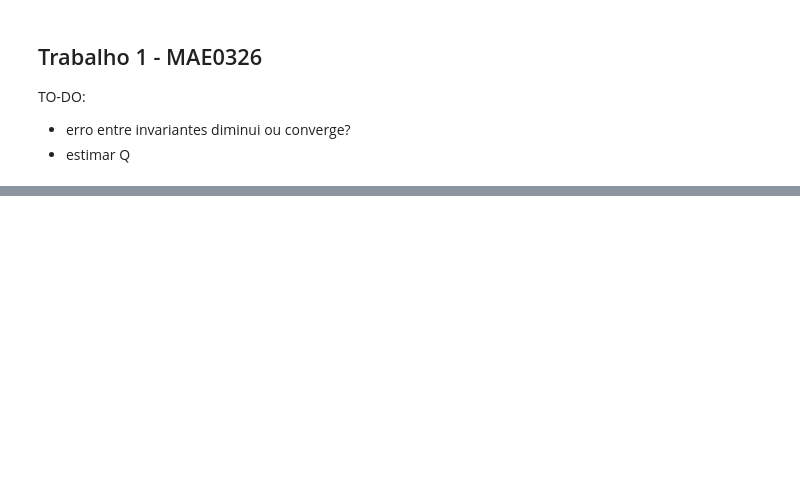
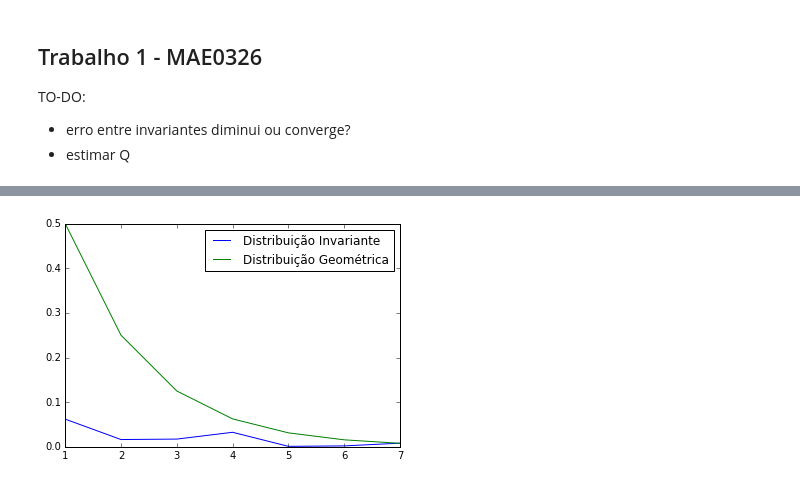
Before and after one commit to luketis/MAE0326, a Jupyter notebook: Tarefa 1 - MAE0326.ipynb, the cells around one changed output, grey strips where cells are left out. Drawn from its saved outputs; the diff is of its cells as text; code cells hidden in the pictures; blank space fills up the shorter version.

```diff
--- a/Tarefa 1 - MAE0326.ipynb
+++ b/Tarefa 1 - MAE0326.ipynb
@@ -96,0 +145,10 @@ print(n, err)
+# %%
+def geo(x):
+    return 0.5*(0.5)**(x - 1)
+
+plt.plot(np.arange(1, invariant.shape[0] + 1), invariant[:, 2], label="Distribuição Invariante")
+plt.plot(np.arange(1, invariant.shape[0] + 1), [geo(i) for i in range(1, invariant.shape[0] + 1)], label="Distribuição Geométrica")
+plt.legend()
+plt.show()
+# %% [output]
+[figure, added]
```
Also changed, not shown: parts of 7 cells of this notebook.
